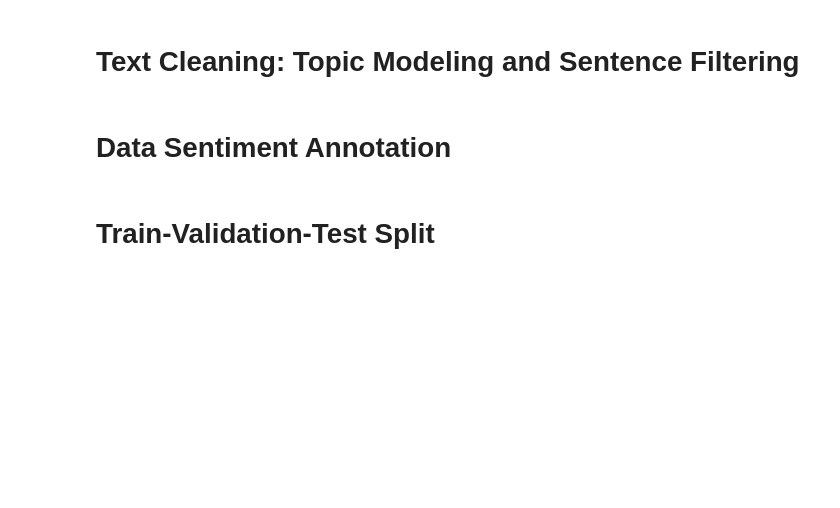
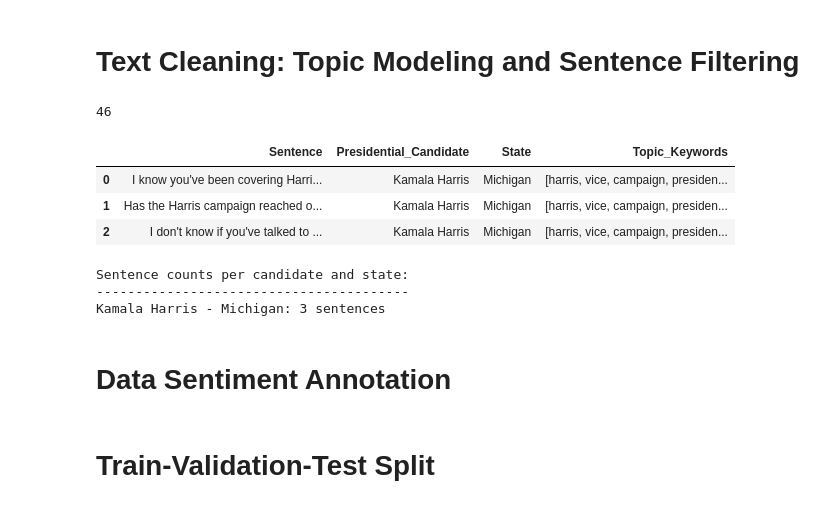
Before and after one commit to u-Kuro/Thesis-2024-U.S.-Presidential-Election-Sentiment-Analysis, a Jupyter notebook: main.ipynb, the cells around one changed output. Cells and saved outputs as stored; diff of their text form; code cells hidden in the pictures; blank space fills up the shorter version.

```diff
--- a/main.ipynb
+++ b/main.ipynb
@@ -379,6 +391,7 @@ def filter_related_sentences() -> DataFrame:
 
     # Get BERTopic Results
     topic_info = topic_model.get_topic_info()
+    print(len(topic_info))
 
     # Initialize Lists for our filtered results
     list_of_related_sentences = []
@@ -410,36 +423,58 @@ def filter_related_sentences() -> DataFrame:
                 any(city.lower() == keyword.lower() for city in cities for keyword in topic_keywords)
                 or any(state.lower() == keyword.lower() for keyword in topic_keywords)
             ):
                 state_mentions.add(state)
 
         # Make Sure Only 1 State is Mentioned
         if len(presidential_candidate_mentions) != 1: continue
 
         """
         Add Related Sentences Only If:
             1) Only 1 Candidate is Mentioned
             2) Only 1 State is Mentioned
         """
         if len(presidential_candidate_mentions) == 1 and len(state_mentions) == 1:
-            presidential_candidate = presidential_candidate_mentions[0]
-            state = state_mentions[0]
+            presidential_candidate = presidential_candidate_mentions.pop()
+            state = state_mentions.pop()
 
             # Add All Related Sentences with Corresponding Presidential Candidate, State, and Topic Keywords
             for sentence in related_sentences:
                 list_of_related_sentences.append({
                     "Sentence": sentence,
                     "Presidential_Candidate": presidential_candidate,
                     "State": state,
                     "Topic_Keywords": topic_keywords
                 })
 
     # Save List of All Related Sentences into CSV file
     df = pd.DataFrame(list_of_related_sentences)
     df.to_csv(related_transcript_sentences_filename, index=False)
     return df
 
 filter_related_sentences().head()
+# %% [output]
+46
+|  | Sentence | Presidential_Candidate | State | Topic_Keywords |
+| 0 | I know you've been covering Harri... | Kamala Harris | Michigan | [harris, vice, campaign, presiden... |
+| 1 | Has the Harris campaign reached o... | Kamala Harris | Michigan | [harris, vice, campaign, presiden... |
+| 2 | I don't know if you've talked to ... | Kamala Harris | Michigan | [harris, vice, campaign, presiden... |
 # %%
+"""
+Sa tingin ko need natin 5k sentences minimum for Related di lang for gathered.
+Kasi mamaya 5k Unrelated Sentences nakuha natin tas 100 lang dun Related with candidate & state.
+
+Ang naiisip ko since 6 Combination = 3 candidate * 2 state
+Gawin natin 5000/6 = 834 Related Sentences required set natin as minimum per Combination
+
+Trump  - Arizona      = 834 Related Sentences
+Harris - Arizona      = 834 Related Sentences
+Trump  - Michigan     = 834 Related Sentences
+Harris - Michigan     = 834 Related Sentences
+Trump  - Pennsylvania = 834 Related Sentences
+Harris - Pennsylvania = 834 Related Sentences
+                     --------------------------
+                      ~5000 Related Sentences
+"""
 def print_statistics():
     df = pd.read_csv(related_transcript_sentences_filename)
 
@@ -452,6 +487,10 @@ def print_statistics():
         print(f'{row["Presidential_Candidate"]} - {row["State"]}: {row["count"]} sentences')
 
 print_statistics()
+# %% [output]
+Sentence counts per candidate and state:
+----------------------------------------
+Kamala Harris - Michigan: 3 sentences
 # %% [markdown]
 # Data Sentiment Annotation
 # %% [markdown]
```
Also changed, not shown: parts of 3 cells of this notebook.
